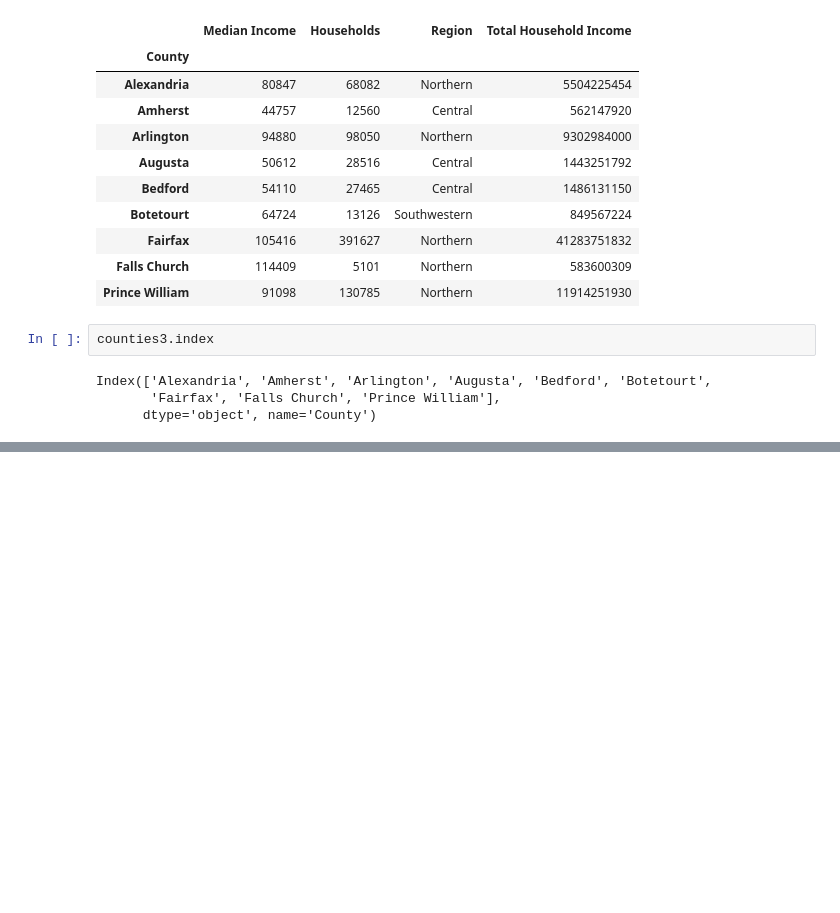
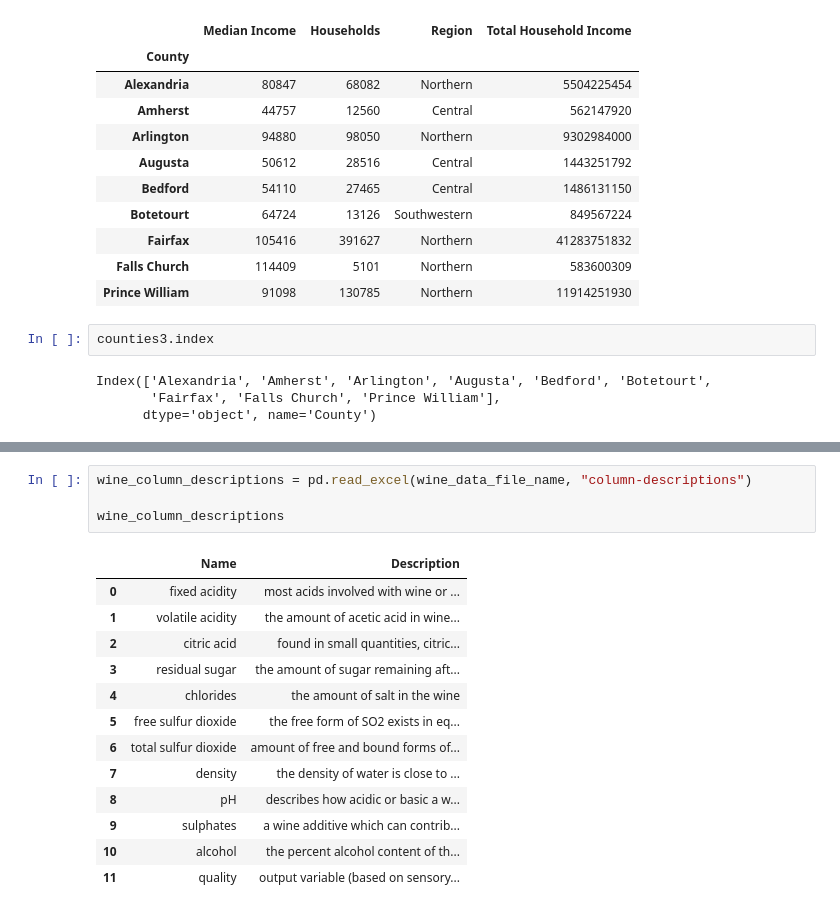
Before and after one commit to t4d-classes/python-data-analysis_06142021_afternoon, a Jupyter notebook: jupyter_conda/10_Pandas_Intro.ipynb, the cells around one changed output, grey strips where cells are left out. Saved outputs shown, nothing was run; the diff lists cells and outputs as text; blank space fills up the shorter version.

```diff
--- a/jupyter_conda/10_Pandas_Intro.ipynb
+++ b/jupyter_conda/10_Pandas_Intro.ipynb
@@ -432,0 +488,18 @@ Index(['Alexandria', 'Amherst', 'Arlington', 'Augusta', 'Bedford', 'Botetourt',
+# %%
+wine_column_descriptions = pd.read_excel(wine_data_file_name, "column-descriptions")
+
+wine_column_descriptions
+# %% [output]
+|  | Name | Description |
+| 0 | fixed acidity | most acids involved with wine or ... |
+| 1 | volatile acidity | the amount of acetic acid in wine... |
+| 2 | citric acid | found in small quantities, citric... |
+| 3 | residual sugar | the amount of sugar remaining aft... |
+| 4 | chlorides | the amount of salt in the wine |
+| 5 | free sulfur dioxide | the free form of SO2 exists in eq... |
+| 6 | total sulfur dioxide | amount of free and bound forms of... |
+| 7 | density | the density of water is close to ... |
+| 8 | pH | describes how acidic or basic a w... |
+| 9 | sulphates | a wine additive which can contrib... |
+| 10 | alcohol | the percent alcohol content of th... |
+| 11 | quality | output variable (based on sensory... |
```
Also changed, not shown: parts of 13 cells of this notebook, 1 other file.
